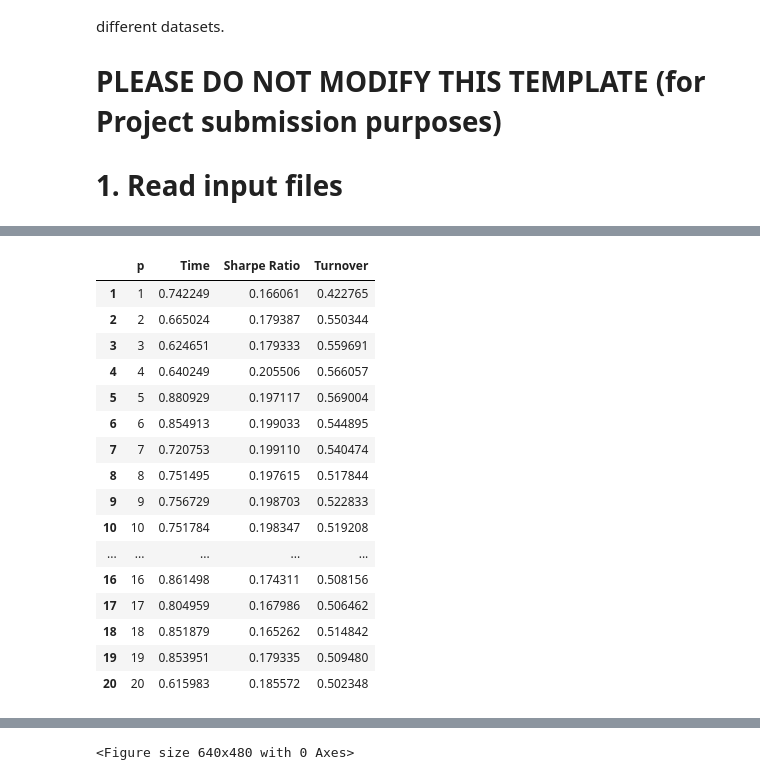
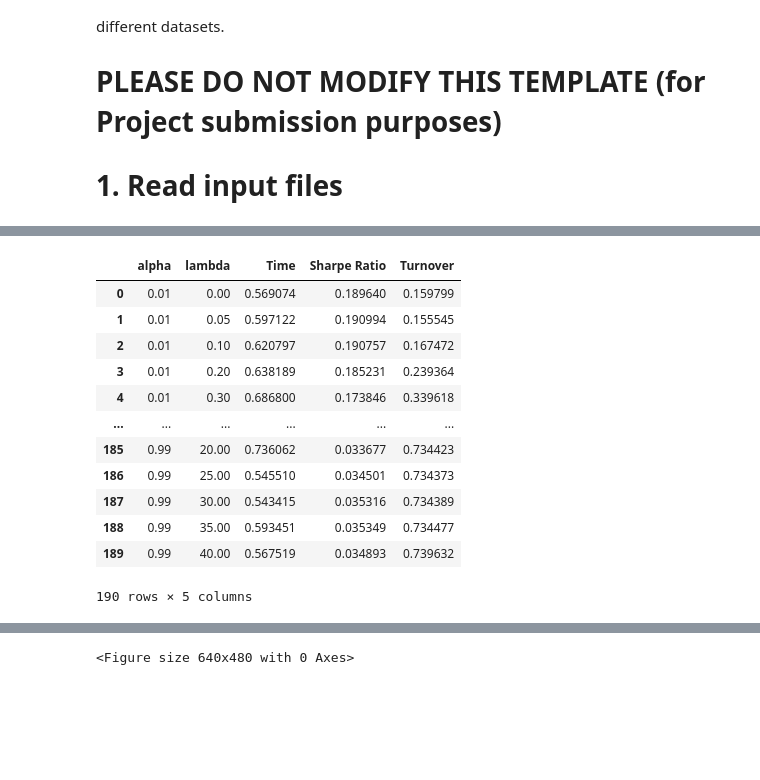
Before and after one commit to stephanieyflu/mie377-project1, a Jupyter notebook: Project 1 MATLAB/MIE377 - Project 1 Files/project_main_robust.ipynb, the cells around one changed output, grey strips where cells are left out. Saved outputs shown, nothing was run; the diff lists cells and outputs as text; code cells hidden in the pictures; blank space fills up the shorter version.

Commit message:
Test robust MVO with different alpha and lambda

```diff
--- a/Project 1 MATLAB/MIE377 - Project 1 Files/project_main_robust.ipynb
+++ b/Project 1 MATLAB/MIE377 - Project 1 Files/project_main_robust.ipynb
@@ -189,22 +193,18 @@ Avg. turnover:  0.5023483184708363
 # %%
-df = pd.DataFrame({'p': ps, 'Time': times, 'Sharpe Ratio': sharpes, 'Turnover': turnovers},
-                  index=ps)
+df = pd.DataFrame({'alpha': alphas, 'lambda': llambdas,
+                   'Time': times, 'Sharpe Ratio': sharpes, 'Turnover': turnovers})
 df
 # %% [output]
-|  | p | Time | Sharpe Ratio | Turnover |
-| 1 | 1 | 0.742249 | 0.166061 | 0.422765 |
-| 2 | 2 | 0.665024 | 0.179387 | 0.550344 |
-| 3 | 3 | 0.624651 | 0.179333 | 0.559691 |
-| 4 | 4 | 0.640249 | 0.205506 | 0.566057 |
-| 5 | 5 | 0.880929 | 0.197117 | 0.569004 |
-| 6 | 6 | 0.854913 | 0.199033 | 0.544895 |
-| 7 | 7 | 0.720753 | 0.199110 | 0.540474 |
-| 8 | 8 | 0.751495 | 0.197615 | 0.517844 |
-| 9 | 9 | 0.756729 | 0.198703 | 0.522833 |
-| 10 | 10 | 0.751784 | 0.198347 | 0.519208 |
-| ... | ... | ... | ... | ... |
-| 16 | 16 | 0.861498 | 0.174311 | 0.508156 |
-| 17 | 17 | 0.804959 | 0.167986 | 0.506462 |
-| 18 | 18 | 0.851879 | 0.165262 | 0.514842 |
-| 19 | 19 | 0.853951 | 0.179335 | 0.509480 |
-| 20 | 20 | 0.615983 | 0.185572 | 0.502348 |
+|  | alpha | lambda | Time | Sharpe Ratio | Turnover |
+| 0 | 0.01 | 0.00 | 0.569074 | 0.189640 | 0.159799 |
+| 1 | 0.01 | 0.05 | 0.597122 | 0.190994 | 0.155545 |
+| 2 | 0.01 | 0.10 | 0.620797 | 0.190757 | 0.167472 |
+| 3 | 0.01 | 0.20 | 0.638189 | 0.185231 | 0.239364 |
+| 4 | 0.01 | 0.30 | 0.686800 | 0.173846 | 0.339618 |
+| ... | ... | ... | ... | ... | ... |
+| 185 | 0.99 | 20.00 | 0.736062 | 0.033677 | 0.734423 |
+| 186 | 0.99 | 25.00 | 0.545510 | 0.034501 | 0.734373 |
+| 187 | 0.99 | 30.00 | 0.543415 | 0.035316 | 0.734389 |
+| 188 | 0.99 | 35.00 | 0.593451 | 0.035349 | 0.734477 |
+| 189 | 0.99 | 40.00 | 0.567519 | 0.034893 | 0.739632 |
+190 rows × 5 columns
```
Also changed, not shown: parts of 6 cells of this notebook, 1 other file.
